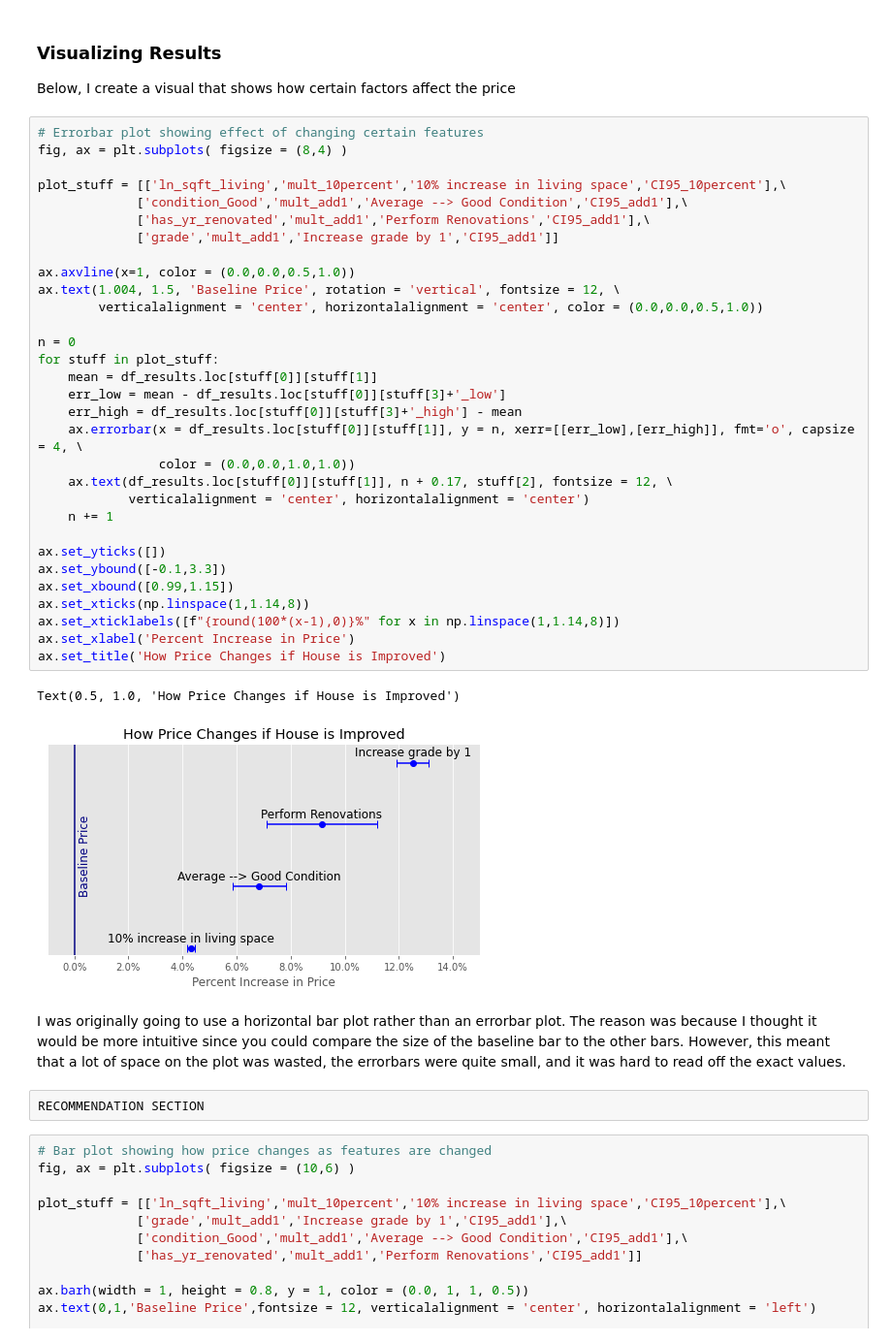
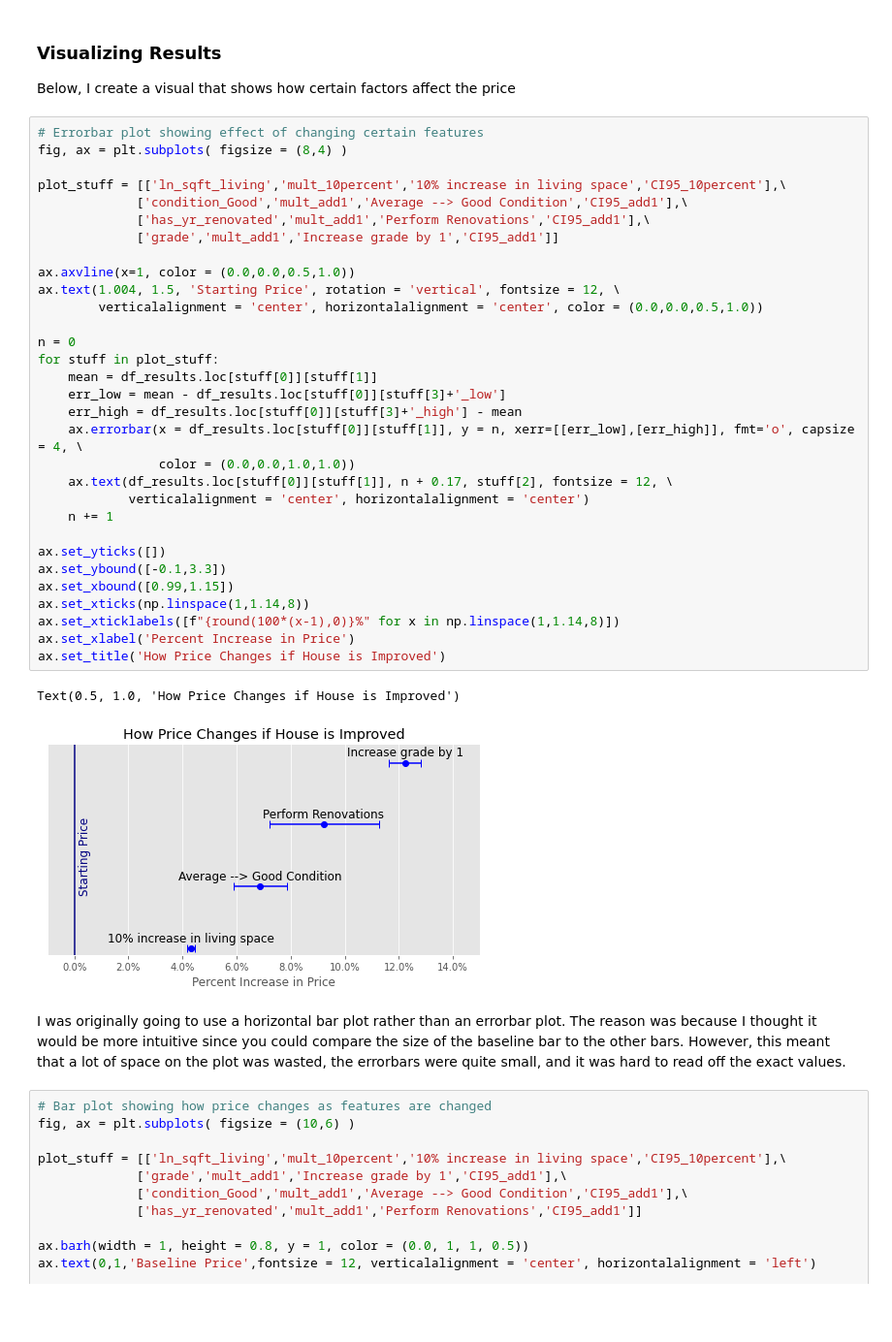
Before and after one commit to daviderics/KC-House-Sales-Phase-2-Project, a Jupyter notebook: student.ipynb, the cells around one changed output. Shown at 97% size. Drawn from its saved outputs; the diff is of its cells as text; blank space fills up the shorter version.

```diff
--- a/student.ipynb
+++ b/student.ipynb
@@ -1343,39 +1347,37 @@ Below, I create a visual that shows how certain factors affect the price
 fig, ax = plt.subplots( figsize = (8,4) )
 
 plot_stuff = [['ln_sqft_living','mult_10percent','10% increase in living space','CI95_10percent'],\
              ['condition_Good','mult_add1','Average --> Good Condition','CI95_add1'],\
              ['has_yr_renovated','mult_add1','Perform Renovations','CI95_add1'],\
              ['grade','mult_add1','Increase grade by 1','CI95_add1']]
 
 ax.axvline(x=1, color = (0.0,0.0,0.5,1.0))
-ax.text(1.004, 1.5, 'Baseline Price', rotation = 'vertical', fontsize = 12, \
+ax.text(1.004, 1.5, 'Starting Price', rotation = 'vertical', fontsize = 12, \
         verticalalignment = 'center', horizontalalignment = 'center', color = (0.0,0.0,0.5,1.0))
 
 n = 0
 for stuff in plot_stuff:
     mean = df_results.loc[stuff[0]][stuff[1]]
     err_low = mean - df_results.loc[stuff[0]][stuff[3]+'_low']
     err_high = df_results.loc[stuff[0]][stuff[3]+'_high'] - mean
     ax.errorbar(x = df_results.loc[stuff[0]][stuff[1]], y = n, xerr=[[err_low],[err_high]], fmt='o', capsize = 4, \
                 color = (0.0,0.0,1.0,1.0))
     ax.text(df_results.loc[stuff[0]][stuff[1]], n + 0.17, stuff[2], fontsize = 12, \
             verticalalignment = 'center', horizontalalignment = 'center')
     n += 1
 
 ax.set_yticks([])
 ax.set_ybound([-0.1,3.3])
 ax.set_xbound([0.99,1.15])
 ax.set_xticks(np.linspace(1,1.14,8))
 ax.set_xticklabels([f"{round(100*(x-1),0)}%" for x in np.linspace(1,1.14,8)])
 ax.set_xlabel('Percent Increase in Price')
 ax.set_title('How Price Changes if House is Improved')
 # %% [output]
 Text(0.5, 1.0, 'How Price Changes if House is Improved')
-[figure, old version]
+[figure, new version]
 # %% [markdown]
 I was originally going to use a horizontal bar plot rather than an errorbar plot. The reason was because I thought it would be more intuitive since you could compare the size of the baseline bar to the other bars. However, this meant that a lot of space on the plot was wasted, the errorbars were quite small, and it was hard to read off the exact values.
-# %%
-RECOMMENDATION SECTION
 # %%
 # Bar plot showing how price changes as features are changed
 fig, ax = plt.subplots( figsize = (10,6) )
```
Also changed, not shown: parts of 31 cells of this notebook.
